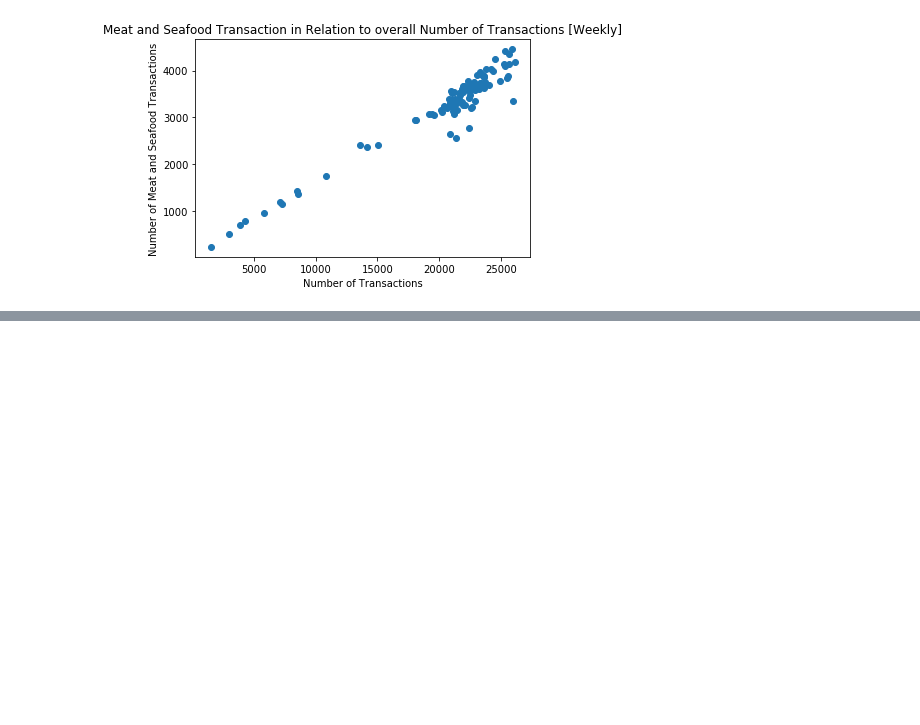
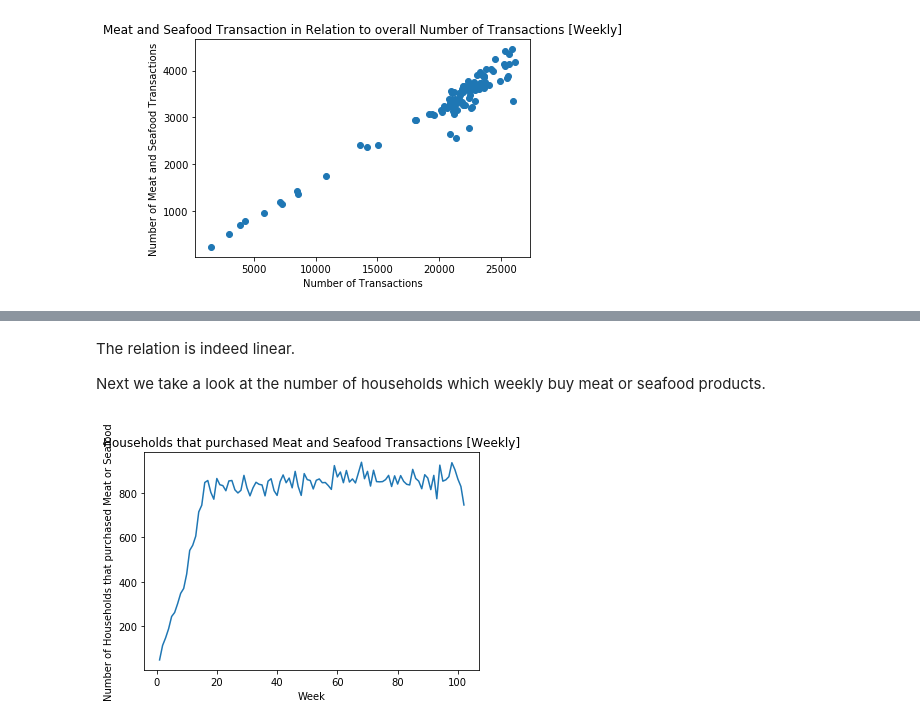
Before and after one commit to whateverforever/ada-2019-project, a Jupyter notebook: data_analysis.ipynb, the cells around one changed output, grey strips where cells are left out. Cells and saved outputs as stored; diff of their text form; code cells hidden in the pictures; blank space fills up the shorter version.

Commit message:
First plots

```diff
--- a/data_analysis.ipynb
+++ b/data_analysis.ipynb
@@ -582,0 +587,12 @@ plt.show()
+# %% [markdown]
+The relation is indeed linear.
+
+Next we take a look at the number of households which weekly buy meat or seafood products.
+# %%
+plt.plot(df_meat_seafood_trans.groupby("WEEK_NO")["household_key"].nunique())
+plt.xlabel("Week")
+plt.ylabel("Number of Households that purchased Meat or Seafood")
+plt.title("Households that purchased Meat and Seafood Transactions [Weekly]")
+plt.show()
+# %% [output]
+[figure, added]
```
Also changed, not shown: parts of 6 cells of this notebook.
